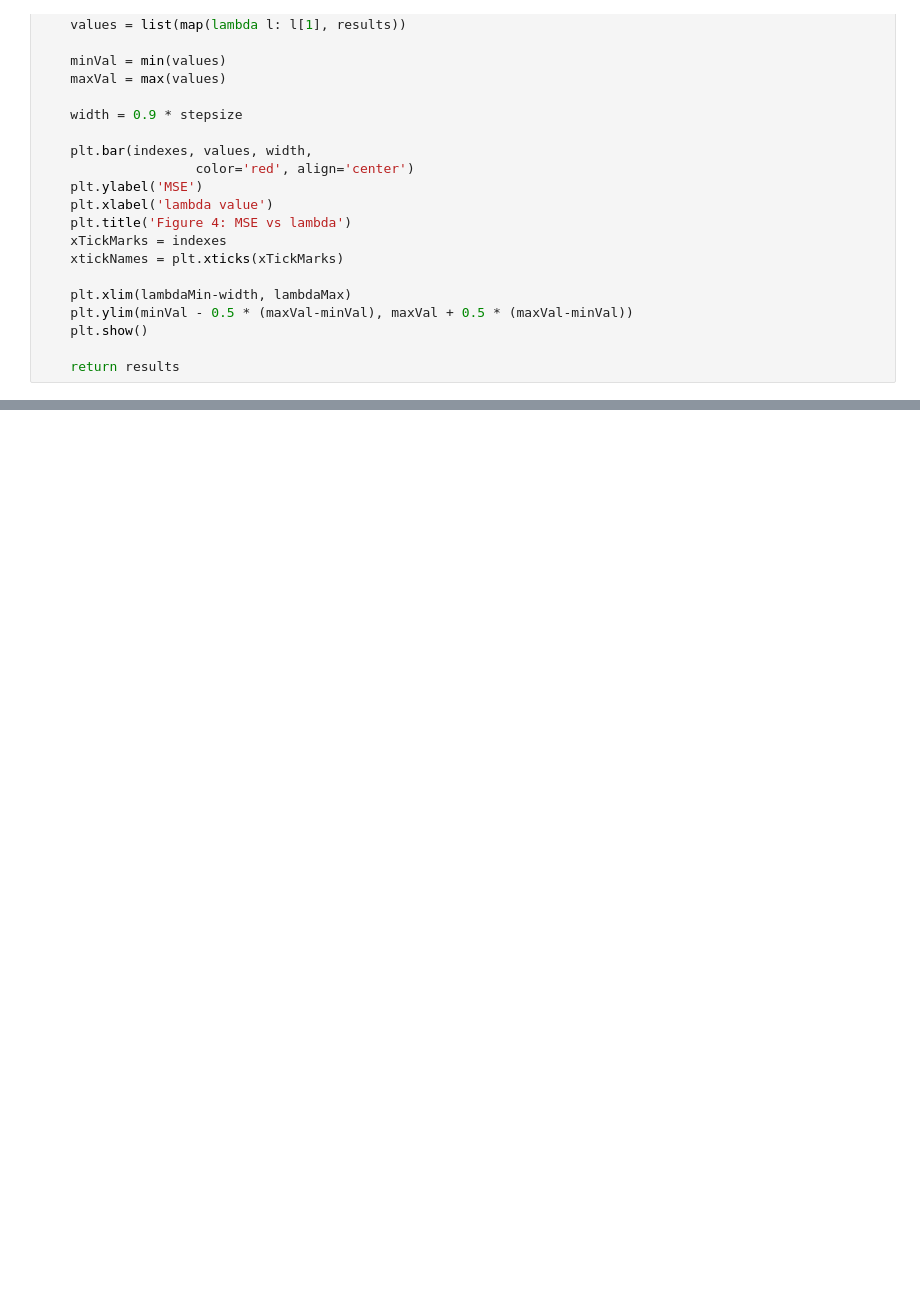
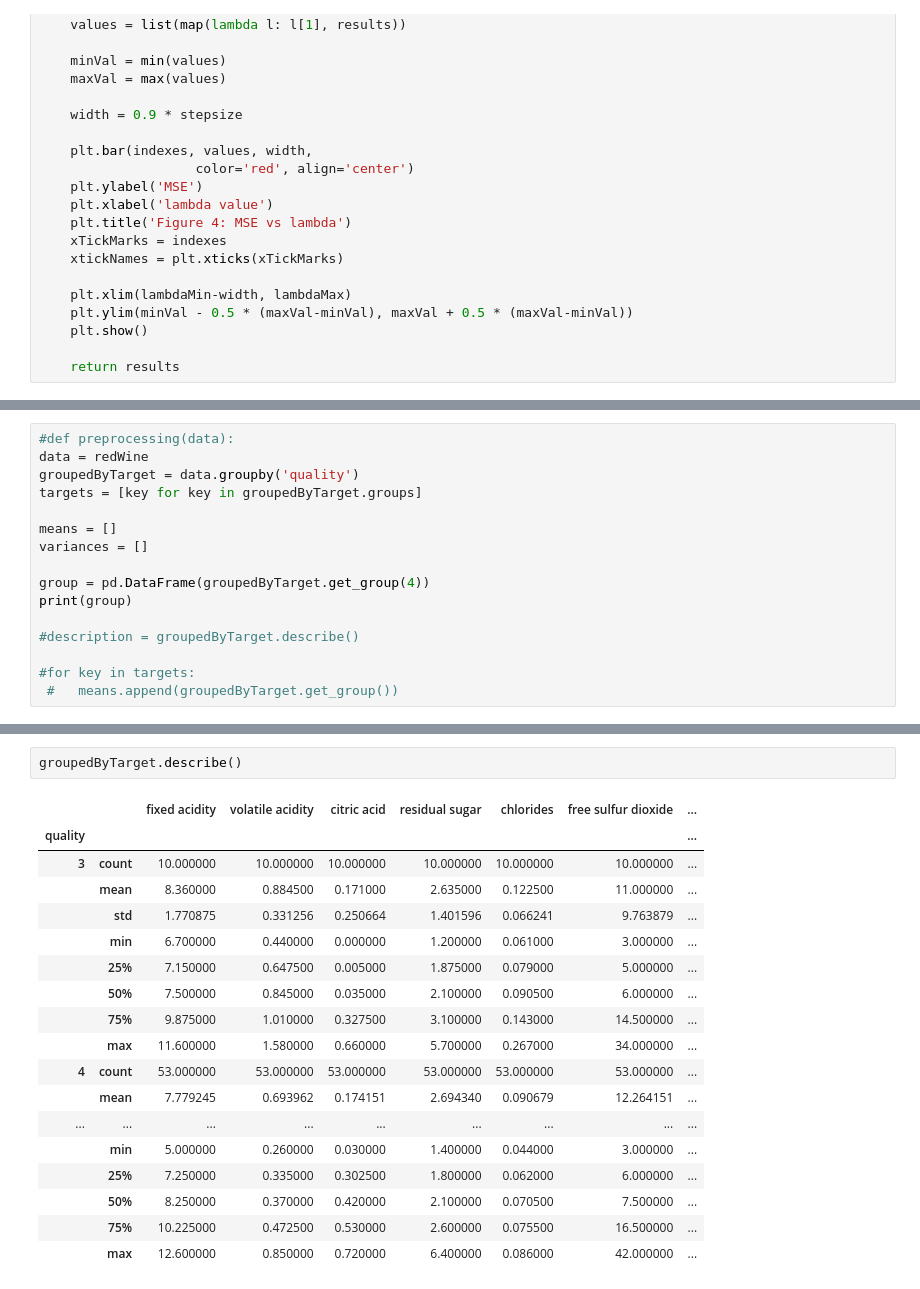
Before and after one commit to adriculteur/ASI_Assignment, a Jupyter notebook: ASI_Assignment.ipynb, the cells around one changed output, grey strips where cells are left out. Saved outputs shown, nothing was run; the diff lists cells and outputs as text; blank space fills up the shorter version.

```diff
--- a/ASI_Assignment.ipynb
+++ b/ASI_Assignment.ipynb
@@ -356,0 +371,16 @@ When we use only one part of the dataset for testing the performance of the regr
+# %%
+#def preprocessing(data):
+data = redWine
+groupedByTarget = data.groupby('quality')
+targets = [key for key in groupedByTarget.groups]
+
+means = []
+variances = []
+
+group = pd.DataFrame(groupedByTarget.get_group(4))
+print(group)
+
+#description = groupedByTarget.describe()
+
+#for key in targets:
+ #   means.append(groupedByTarget.get_group())
@@ -356,0 +405,21 @@ When we use only one part of the dataset for testing the performance of the regr
+# %%
+groupedByTarget.describe()
+# %% [output]
+|  |  | fixed acidity | volatile acidity | citric acid | residual sugar | chlorides | free sulfur dioxide | ... |
+| quality |  |  |  |  |  |  |  | ... |
+| 3 | count | 10.000000 | 10.000000 | 10.000000 | 10.000000 | 10.000000 | 10.000000 | ... |
+|  | mean | 8.360000 | 0.884500 | 0.171000 | 2.635000 | 0.122500 | 11.000000 | ... |
+|  | std | 1.770875 | 0.331256 | 0.250664 | 1.401596 | 0.066241 | 9.763879 | ... |
+|  | min | 6.700000 | 0.440000 | 0.000000 | 1.200000 | 0.061000 | 3.000000 | ... |
+|  | 25% | 7.150000 | 0.647500 | 0.005000 | 1.875000 | 0.079000 | 5.000000 | ... |
+|  | 50% | 7.500000 | 0.845000 | 0.035000 | 2.100000 | 0.090500 | 6.000000 | ... |
+|  | 75% | 9.875000 | 1.010000 | 0.327500 | 3.100000 | 0.143000 | 14.500000 | ... |
+|  | max | 11.600000 | 1.580000 | 0.660000 | 5.700000 | 0.267000 | 34.000000 | ... |
+| 4 | count | 53.000000 | 53.000000 | 53.000000 | 53.000000 | 53.000000 | 53.000000 | ... |
+|  | mean | 7.779245 | 0.693962 | 0.174151 | 2.694340 | 0.090679 | 12.264151 | ... |
+| ... | ... | ... | ... | ... | ... | ... | ... | ... |
+|  | min | 5.000000 | 0.260000 | 0.030000 | 1.400000 | 0.044000 | 3.000000 | ... |
+|  | 25% | 7.250000 | 0.335000 | 0.302500 | 1.800000 | 0.062000 | 6.000000 | ... |
+|  | 50% | 8.250000 | 0.370000 | 0.420000 | 2.100000 | 0.070500 | 7.500000 | ... |
+|  | 75% | 10.225000 | 0.472500 | 0.530000 | 2.600000 | 0.075500 | 16.500000 | ... |
+|  | max | 12.600000 | 0.850000 | 0.720000 | 6.400000 | 0.086000 | 42.000000 | ... |
```
Also changed, not shown: parts of 15 cells of this notebook.
